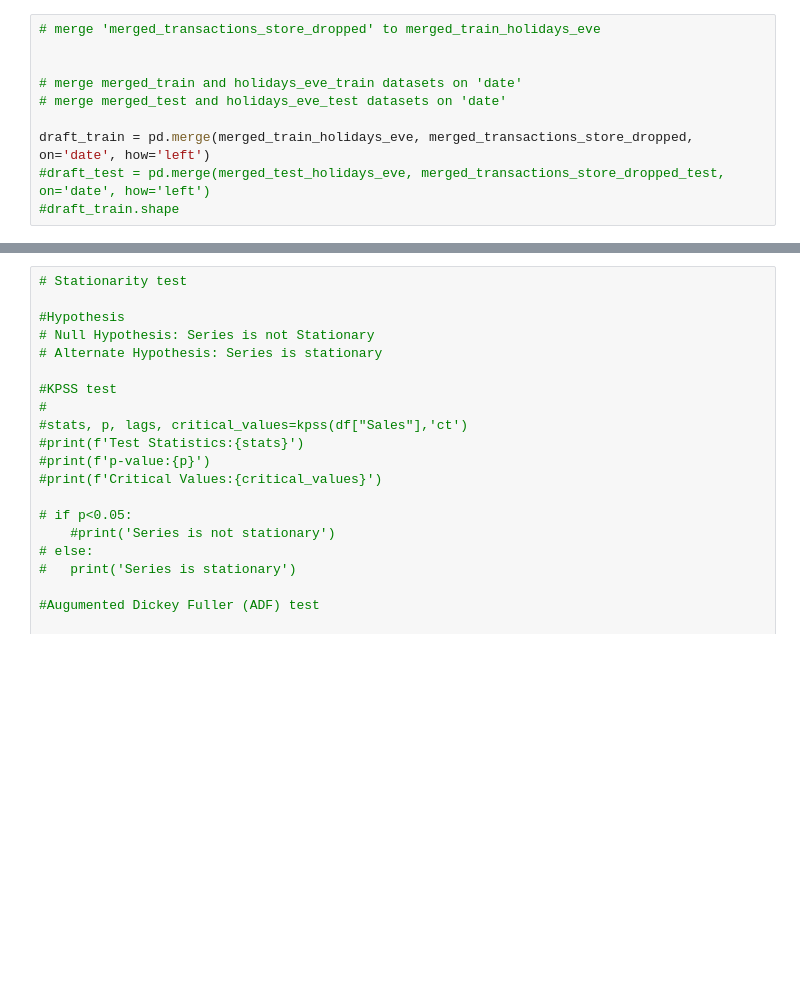
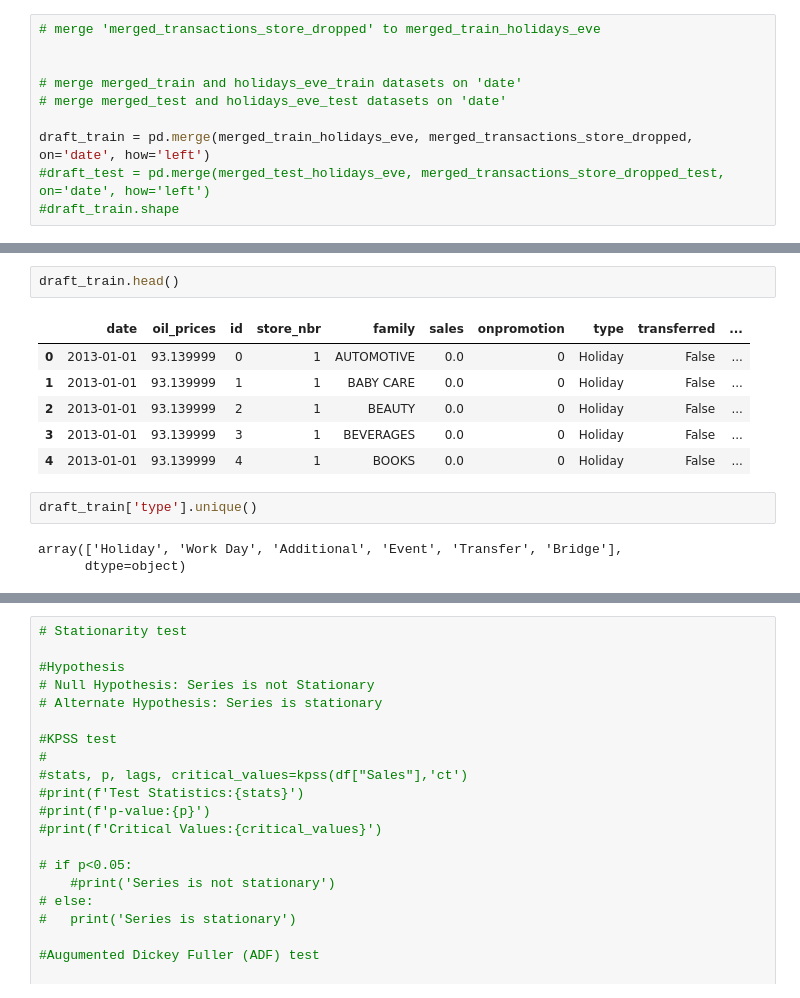
Before and after one commit to sethsot/Regression_Project, a Jupyter notebook: draft.ipynb, the cells around one changed output, grey strips where cells are left out. Saved outputs shown, nothing was run; the diff lists cells and outputs as text; blank space fills up the shorter version.

```diff
--- a/draft.ipynb
+++ b/draft.ipynb
@@ -1199,0 +1224,14 @@ draft_train = pd.merge(merged_train_holidays_eve, merged_transactions_store_drop
+# %%
+draft_train.head()
+# %% [output]
+|  | date | oil_prices | id | store_nbr | family | sales | onpromotion | type | transferred | ... |
+| 0 | 2013-01-01 | 93.139999 | 0 | 1 | AUTOMOTIVE | 0.0 | 0 | Holiday | False | ... |
+| 1 | 2013-01-01 | 93.139999 | 1 | 1 | BABY CARE | 0.0 | 0 | Holiday | False | ... |
+| 2 | 2013-01-01 | 93.139999 | 2 | 1 | BEAUTY | 0.0 | 0 | Holiday | False | ... |
+| 3 | 2013-01-01 | 93.139999 | 3 | 1 | BEVERAGES | 0.0 | 0 | Holiday | False | ... |
+| 4 | 2013-01-01 | 93.139999 | 4 | 1 | BOOKS | 0.0 | 0 | Holiday | False | ... |
+# %%
+draft_train['type'].unique()
+# %% [output]
+array(['Holiday', 'Work Day', 'Additional', 'Event', 'Transfer', 'Bridge'],
+      dtype=object)
```
Also changed, not shown: parts of 25 cells of this notebook.
